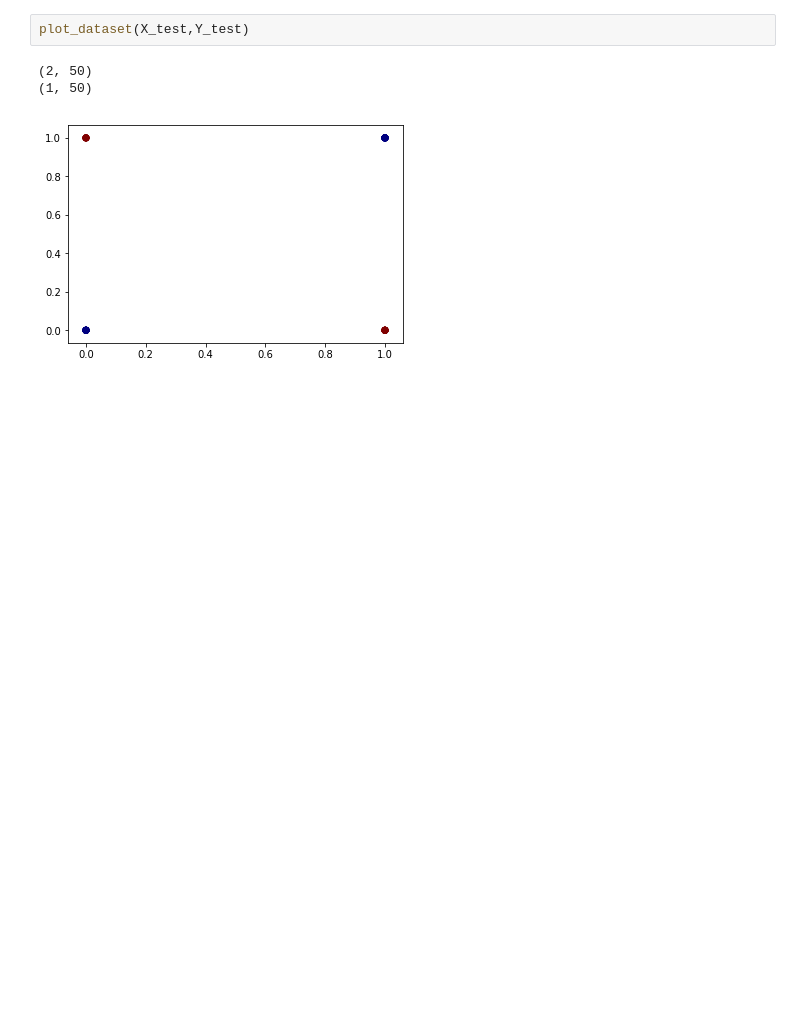
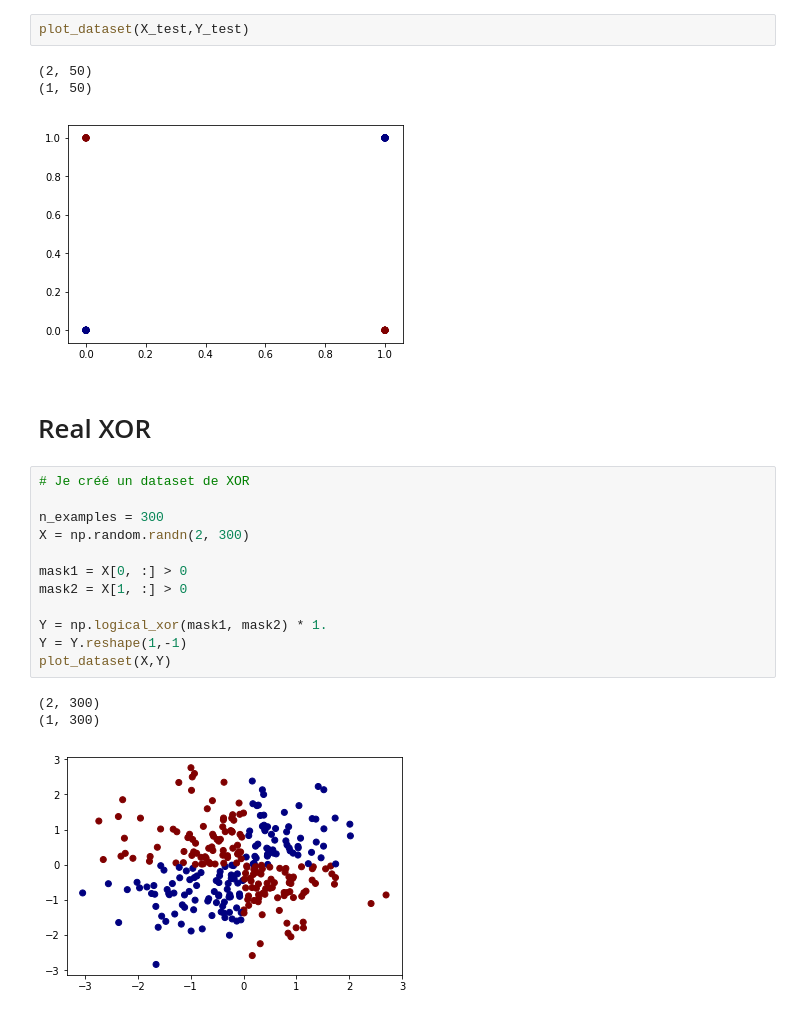
Before and after one commit to tommisignori/neural_network, a Jupyter notebook: mynn_2hl.ipynb, the cells around one changed output. Cells and saved outputs as stored; diff of their text form; blank space fills up the shorter version.

```diff
--- a/mynn_2hl.ipynb
+++ b/mynn_2hl.ipynb
@@ -359,3 +359,21 @@ plot_dataset(X_test,Y_test)
 (2, 50)
 (1, 50)
 [figure]
+# %% [markdown]
+# Real XOR
+# %%
+# Je créé un dataset de XOR
+
+n_examples = 300
+X = np.random.randn(2, 300)
+
+mask1 = X[0, :] > 0
+mask2 = X[1, :] > 0
+
+Y = np.logical_xor(mask1, mask2) * 1.
+Y = Y.reshape(1,-1)
+plot_dataset(X,Y)
+# %% [output]
+(2, 300)
+(1, 300)
+[figure, added]
```
Also changed, not shown: parts of 5 cells of this notebook.
